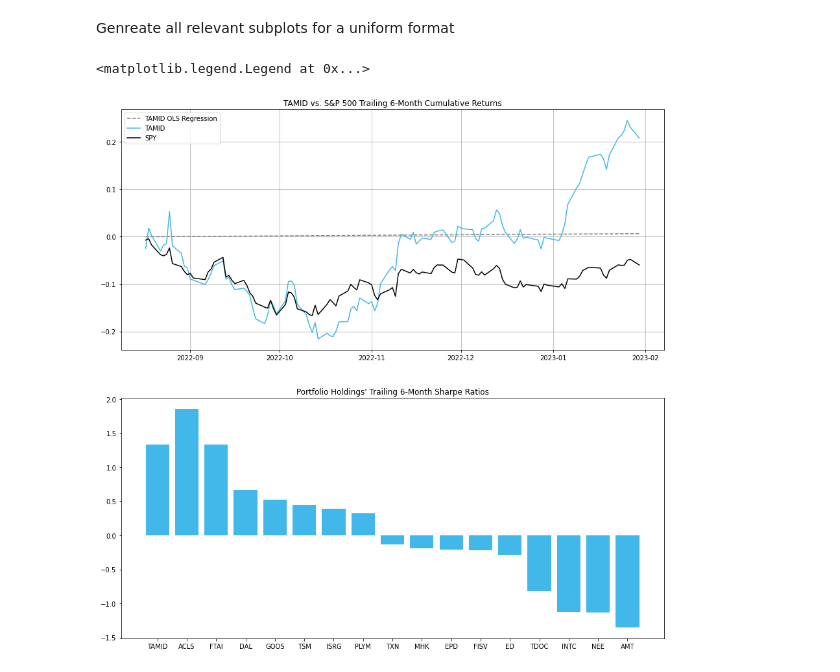
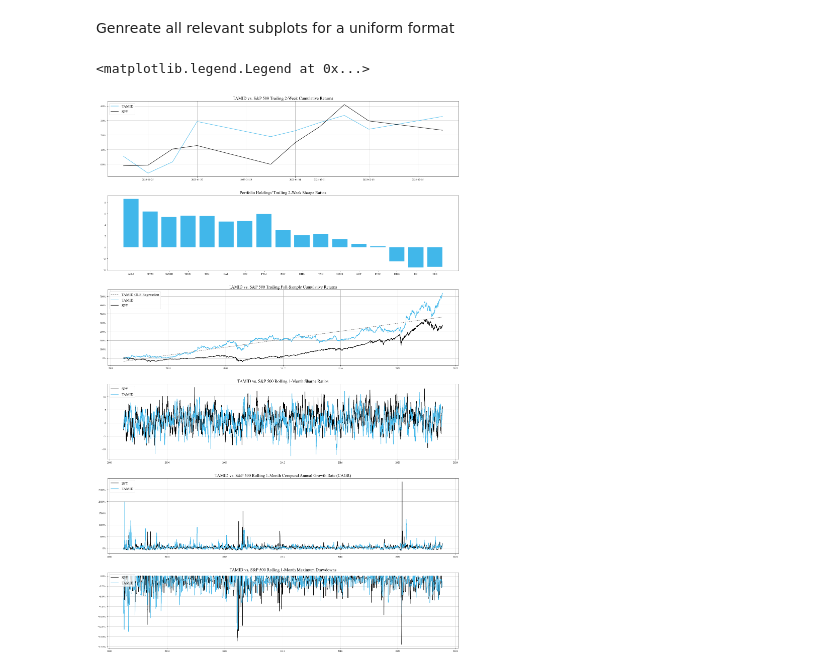
Before and after one commit to marcuskastevens/portfolio_newsletter, a Jupyter notebook: performance_attribution.ipynb, the cells around one changed output. Saved outputs shown, nothing was run; the diff lists cells and outputs as text; code cells hidden in the pictures.

Commit message:
TAMID Alpha Newsletter V3

```diff
--- a/performance_attribution.ipynb
+++ b/performance_attribution.ipynb
@@ -59,7 +71,7 @@ portfolio_performance = pd.DataFrame()
 # Iterate through raw stock returns
 for ticker, returns in raw_returns.items():
     # Scale returns to default vol (10%) to ensure direct comparison of CAGR and other relevant values
-    returns = backtest.scale_vol(returns)
+    returns = backtest.scale_vol(returns).dropna()
     # Get performance summary
     ticker_performance = backtest.performance_summary(returns)
     ticker_performance.name = ticker
@@ -67,6 +79,6 @@ for ticker, returns in raw_returns.items():
     portfolio_performance = pd.concat([portfolio_performance, ticker_performance], axis=1)
 
 # Add performance for TAMID portfolio to aggregate performance pd.DataFrame
-portfolio_performance['TAMID'] = backtest.performance_summary(weighted_returns)
+portfolio_performance['TAMID'] = backtest.performance_summary(backtest.scale_vol(weighted_returns))
 # %%
 # Format
@@ -108,14 +164,15 @@ portfolio_performance.to_excel(r'portfolio_reports_1-31-23/portfolio_performance
 Get SPY returns and run Alpha Regression (TAMID ~ SPY)
 # %%
 # Get trailing 6-month's worth of stock prices
-spy_prices = yf.download('SPY', start=dt.date.today()-BDay(20*6), end=dt.date.today())['Adj Close']
+# spy_prices = yf.download('SPY', start=dt.date.today()-BDay(20*12*5), end=dt.date.today())['Adj Close']
+spy_prices = yf.download('SPY', start=dt.date.today()-BDay(252*23), end=dt.date.today())['Adj Close']
 
 # Get raw asset returns
 spy_returns = spy_prices.pct_change().dropna()
 spy_returns = spy_returns.rename('SPY')
 
-alpha_regression = np.round(backtest.alpha_regression(pd.Series(weighted_returns, name='TAMID'), spy_returns), 3)
+alpha_regression = np.round(backtest.alpha_regression(weighted_returns, spy_returns), 3)
 
-alpha_regression.to_excel(r'portfolio_reports_1-31-23/alpha_regression.xlsx')
+alpha_regression.to_excel(r'portfolio_reports_2-7-23/alpha_regression.xlsx')
 # %% [output]
 [*********************100%***********************]  1 of 1 completed
@@ -122,3 +189,6 @@ alpha_regression.to_excel(r'portfolio_reports_1-31-23/alpha_regression.xlsx')
+# %%
+spy_returns = backtest.scale_vol(spy_returns, target_vol=.2)
+weighted_returns = backtest.scale_vol(weighted_returns, target_vol=.2)
 # %% [markdown]
 Plot returns + OLS
 # %%
@@ -131,12 +201,12 @@ date_index = np.arange(weighted_returns.index.size)
 exog = sm.add_constant(date_index)
 
 # Build model
-model = sm.OLS(weighted_returns, exog)
+model = sm.OLS(backtest.cumulative_returns(weighted_returns), exog)
 portfolio_regression = model.fit()
 
 # Get regression params
 alpha = portfolio_regression.params[0]
-beta = portfolio_regression.params[0]
+beta = portfolio_regression.params[1]
 
 # Compute best fit line and format
 reg_pred = date_index * beta + alpha
@@ -145,29 +260,75 @@ reg_pred = pd.Series(reg_pred, index=weighted_returns.index, name='TAMID OLS Reg
 Genreate all relevant subplots for a uniform format
 # %%
 # Create a figure and subplots
-fig, (ax1, ax2) = plt.subplots(2, figsize=(15, 15))
+import matplotlib as mpl
+mpl.rcParams['font.family'] = 'Times New Roman'
+
+fig, (ax1, ax2, ax3, ax4, ax5, ax6) = plt.subplots(6, figsize=(25, 40))
 # Increase the space between subplots
-fig.subplots_adjust(hspace=.2)
+fig.subplots_adjust(hspace=.25)
 
 tamid_color = '#41B7EA'
-# ------------------------------------------ Plot Returns ------------------------------------------
+# ------------------------------------------ Plot Trailing 2-Week Returns ------------------------------------------
 # Add gridlines
 ax1.grid()
 # Set the 1st subplot's title
-ax1.set_title("TAMID vs. S&P 500 Trailing 6-Month Cumulative Returns")
+ax1.set_title("TAMID vs. S&P 500 Trailing 2-Week Cumulative Returns", size=17)
 # Plot each series individually
-ax1.plot(reg_pred, color='Grey', label=reg_pred.name, linestyle='dashed')
-ax1.plot(backtest.cumulative_returns(weighted_returns), color=tamid_color, label=weighted_returns.name)
-ax1.plot(backtest.cumulative_returns(spy_returns), color='Black', label=spy_returns.name)
-ax1.legend()
+ax1.plot(backtest.cumulative_returns(weighted_returns.tail(10)), color=tamid_color, label=weighted_returns.name)
+ax1.plot(backtest.cumulative_returns(spy_returns.tail(10)), color='Black', label=spy_returns.name)
+ax1.yaxis.set_major_formatter(mtick.PercentFormatter(1))
+ax1.legend(loc='upper left',  prop={'size': 15})
+
+# ------------------------------------------ Plot Trailing 2-Week Sharpe Ratios Bar Chart Analysis ------------------------------------------
+# Set the 2nd subplot's title
+ax2.set_title("Portfolio Holdings' Trailing 2-Week Sharpe Ratios", size=17)
+ax2.bar(portfolio_performance['Sharpe Ratio'].index, portfolio_performance['Sharpe Ratio'], color=tamid_color)
+
+# ------------------------------------------ Plot Returns ------------------------------------------
+# Add gridlines
+ax3.grid()
+# Set the 1st subplot's title
+ax3.set_title("TAMID vs. S&P 500 Trailing Full-Sample Cumulative Returns", size=17)
+# Plot each series individually
+ax3.plot(reg_pred, color='Grey', label=reg_pred.name, linestyle='dashed')
+ax3.plot(backtest.cumulative_returns(weighted_returns), color=tamid_color, label=weighted_returns.name)
+ax3.plot(backtest.cumulative_returns(spy_returns), color='Black', label=spy_returns.name)
+ax3.yaxis.set_major_formatter(mtick.PercentFormatter(1))
+ax3.legend(loc='upper left',  prop={'size': 15})
 
 
 
-# ------------------------------------------ Plot Sharpe Ratio Bar Chart Analysis ------------------------------------------
-# Set the 2nd subplot's title
-ax2.set_title("Portfolio Holdings' Trailing 6-Month Sharpe Ratios")
-ax2.bar(portfolio_performance['Sharpe Ratio'].index, portfolio_performance['Sharpe Ratio'], color=tamid_color)
-ax1.legend()
+# ------------------------------------------ Plot Rolling 1-Month Sharpe Ratios ------------------------------------------
+# Add gridlines
+ax4.grid()
+# Set the 1st subplot's title
+ax4.set_title("TAMID vs. S&P 500 Rolling 1-Month Sharpe Ratios", size=17)
+# Plot each series individually
+ax4.plot(rolling_spy_sr, color='Black', label='SPY')
+ax4.plot(rolling_tamid_sr, color=tamid_color, label='TAMID')
+ax4.legend(loc='upper left', prop={'size': 15})
+
+# ------------------------------------------ Plot Rolling 1-Month Sharpe Ratios ------------------------------------------
+# Add gridlines
+ax5.grid()
+# Set the 1st subplot's title
+ax5.set_title("TAMID vs. S&P 500 Rolling 1-Month Compund Annual Growth Rate (CAGR)", size=17)
+# Plot each series individually
+ax5.plot(rolling_spy_cagr, color='Black', label='SPY')
+ax5.plot(rolling_tamid_cagr, color=tamid_color, label='TAMID')
+ax5.yaxis.set_major_formatter(mtick.PercentFormatter(1))
+ax5.legend(loc='upper left', prop={'size': 15})
+
+# ------------------------------------------ Plot Rolling 1-Month Max Drawdowns ------------------------------------------
+# Add gridlines
+ax6.grid()
+# Set the 1st subplot's title
+ax6.set_title("TAMID vs. S&P 500 Rolling 1-Month Maximum Drawdowns", size=17)
+# Plot each series individually
+ax6.plot(rolling_spy_max_dd, color='Black', label='SPY')
+ax6.plot(rolling_tamid_max_dd, color=tamid_color, label='TAMID')
+ax6.yaxis.set_major_formatter(mtick.PercentFormatter(1))
+ax6.legend(loc='upper left', prop={'size': 15})
 # %% [output]
 <matplotlib.legend.Legend at 0x...>
-[figure, old version]
+[figure, new version]
```
Also changed, not shown: parts of 11 cells of this notebook, 43 other files.
